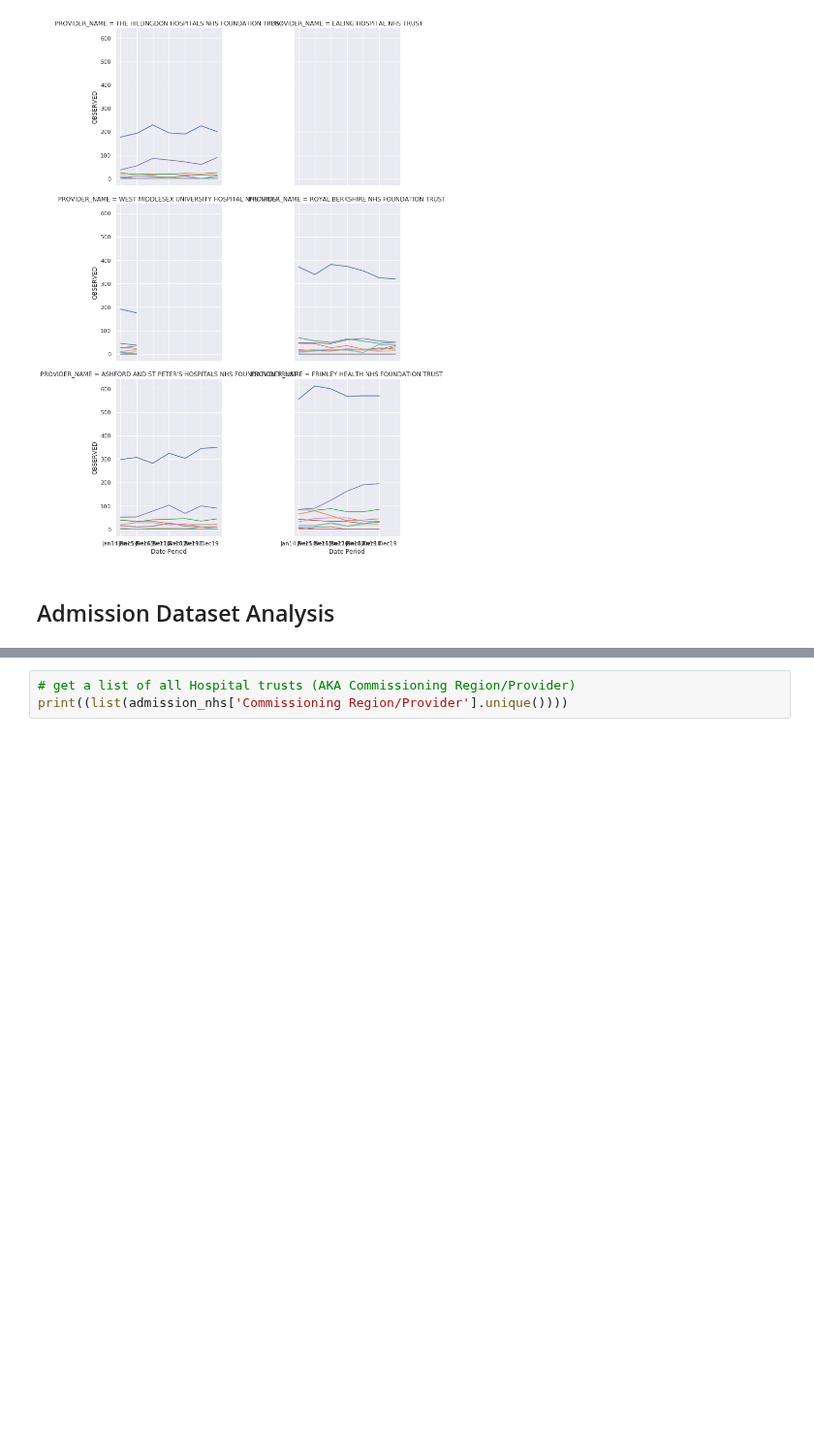
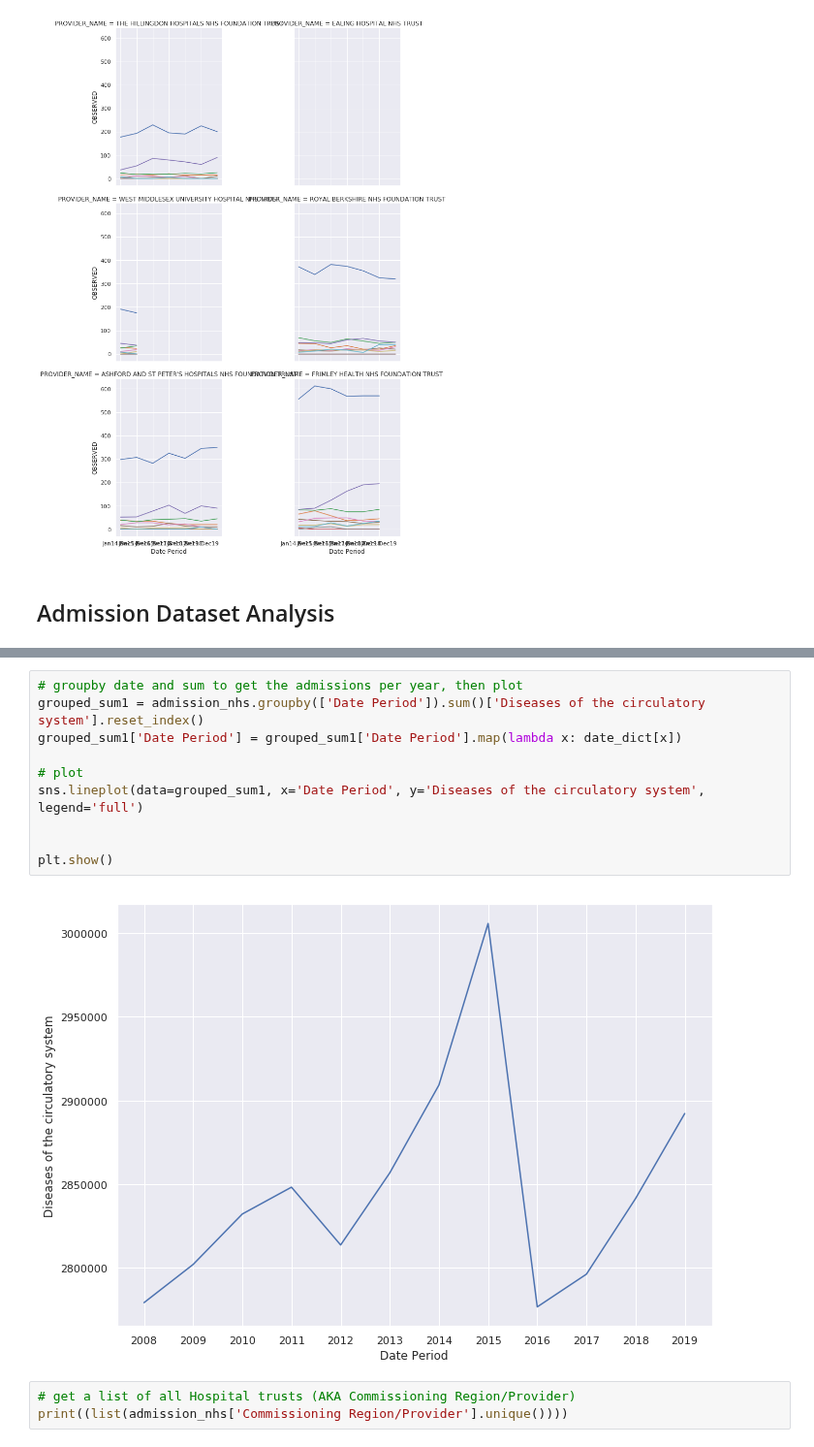
Before and after one commit to jlusane/Heathrow_Air_Pollution, a Jupyter notebook: health_data/nhs/NHS EDA.ipynb, the cells around one changed output, grey strips where cells are left out. Shown at 97% size. Drawn from its saved outputs; the diff is of its cells as text; blank space fills up the shorter version.

```diff
--- a/health_data/nhs/NHS EDA.ipynb
+++ b/health_data/nhs/NHS EDA.ipynb
@@ -354,6 +419,18 @@ sns.lineplot(data=grouped_sum, x='Date Period', y='Diseases of the respiratory s
 plt.show()
 # %% [output]
 [figure]
+# %%
+# groupby date and sum to get the admissions per year, then plot
+grouped_sum1 = admission_nhs.groupby(['Date Period']).sum()['Diseases of the circulatory system'].reset_index()
+grouped_sum1['Date Period'] = grouped_sum1['Date Period'].map(lambda x: date_dict[x])
+
+# plot
+sns.lineplot(data=grouped_sum1, x='Date Period', y='Diseases of the circulatory system', legend='full')
+
+
+plt.show()
+# %% [output]
+[figure, added]
 # %%
 # get a list of all Hospital trusts (AKA Commissioning Region/Provider)
 print((list(admission_nhs['Commissioning Region/Provider'].unique())))
```
Also changed, not shown: parts of 8 cells of this notebook.
